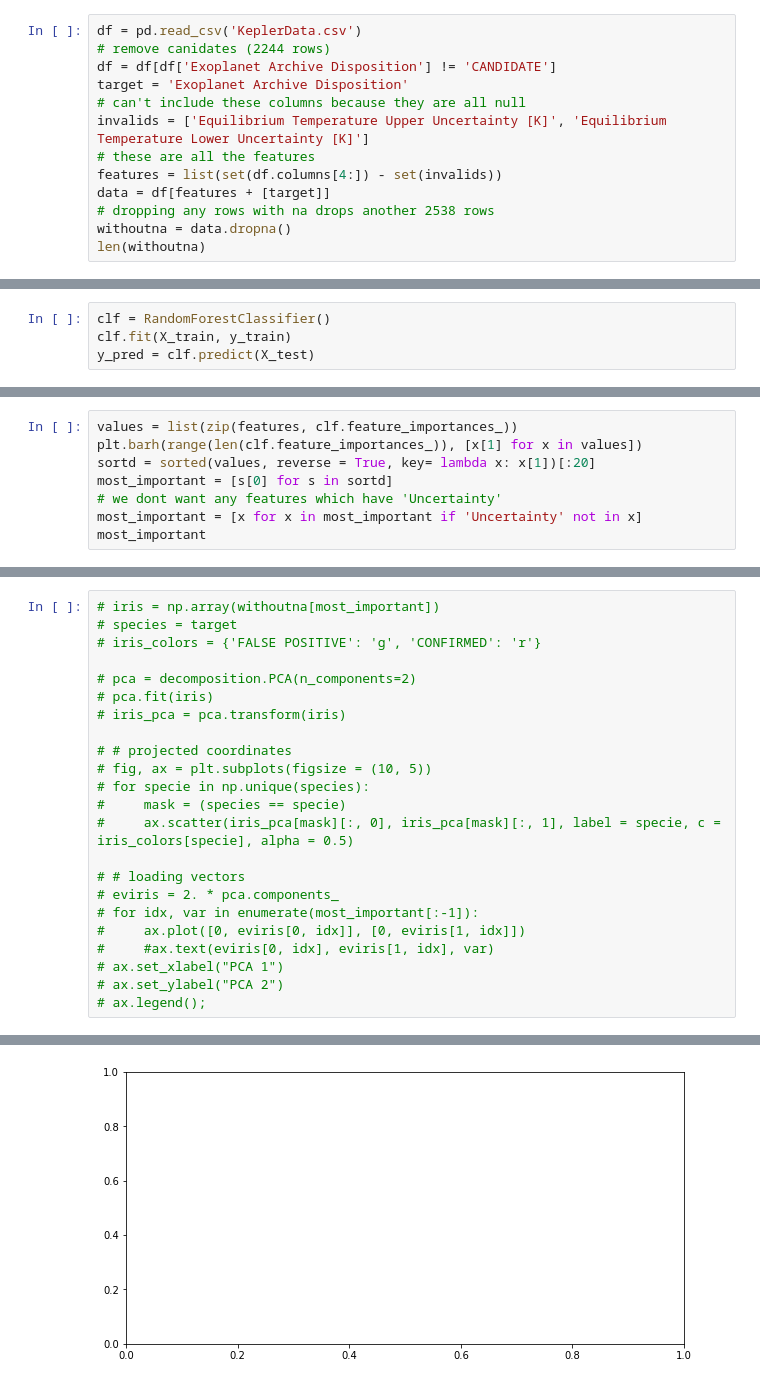
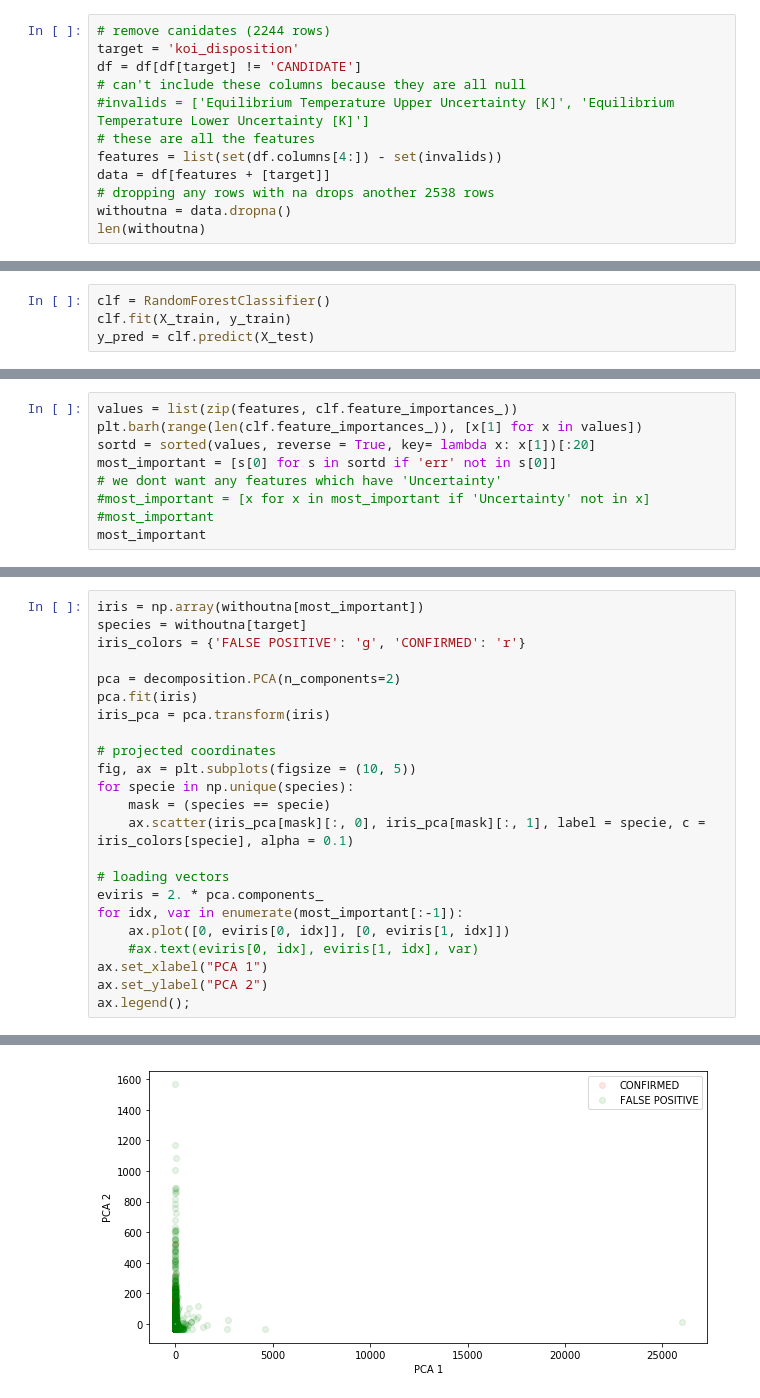
Before and after one commit to josiahcoad/LaSerenaDataScience, a Jupyter notebook: Expermental.ipynb, the cells around one changed output, grey strips where cells are left out. Saved outputs shown, nothing was run; the diff lists cells and outputs as text.

```diff
--- a/Expermental.ipynb
+++ b/Expermental.ipynb
@@ -37,10 +68,9 @@ import pydotplus
 # %%
-df = pd.read_csv('KeplerData.csv')
 # remove canidates (2244 rows)
-df = df[df['Exoplanet Archive Disposition'] != 'CANDIDATE']
-target = 'Exoplanet Archive Disposition'
+target = 'koi_disposition'
+df = df[df[target] != 'CANDIDATE']
 # can't include these columns because they are all null
-invalids = ['Equilibrium Temperature Upper Uncertainty [K]', 'Equilibrium Temperature Lower Uncertainty [K]']
+#invalids = ['Equilibrium Temperature Upper Uncertainty [K]', 'Equilibrium Temperature Lower Uncertainty [K]']
 # these are all the features
 features = list(set(df.columns[4:]) - set(invalids))
 data = df[features + [target]]
@@ -79,8 +111,9 @@ Contamination:           0.010033444816053505
 values = list(zip(features, clf.feature_importances_))
 plt.barh(range(len(clf.feature_importances_)), [x[1] for x in values])
 sortd = sorted(values, reverse = True, key= lambda x: x[1])[:20]
-most_important = [s[0] for s in sortd]
+most_important = [s[0] for s in sortd if 'err' not in s[0]]
 # we dont want any features which have 'Uncertainty'
-most_important = [x for x in most_important if 'Uncertainty' not in x]
+#most_important = [x for x in most_important if 'Uncertainty' not in x]
+#most_important
 most_important
 # %% [output]
@@ -135,24 +168,24 @@ Contamination:           0.006688963210702337
 # %%
-# iris = np.array(withoutna[most_important])
-# species = target
-# iris_colors = {'FALSE POSITIVE': 'g', 'CONFIRMED': 'r'}
+iris = np.array(withoutna[most_important])
+species = withoutna[target]
+iris_colors = {'FALSE POSITIVE': 'g', 'CONFIRMED': 'r'}
 
-# pca = decomposition.PCA(n_components=2)
-# pca.fit(iris)
-# iris_pca = pca.transform(iris)
+pca = decomposition.PCA(n_components=2)
+pca.fit(iris)
+iris_pca = pca.transform(iris)
 
-# # projected coordinates
-# fig, ax = plt.subplots(figsize = (10, 5))
-# for specie in np.unique(species):
-#     mask = (species == specie)
-#     ax.scatter(iris_pca[mask][:, 0], iris_pca[mask][:, 1], label = specie, c = iris_colors[specie], alpha = 0.5)
+# projected coordinates
+fig, ax = plt.subplots(figsize = (10, 5))
+for specie in np.unique(species):
+    mask = (species == specie)
+    ax.scatter(iris_pca[mask][:, 0], iris_pca[mask][:, 1], label = specie, c = iris_colors[specie], alpha = 0.1)
 
-# # loading vectors
-# eviris = 2. * pca.components_
-# for idx, var in enumerate(most_important[:-1]):
-#     ax.plot([0, eviris[0, idx]], [0, eviris[1, idx]])
-#     #ax.text(eviris[0, idx], eviris[1, idx], var)
-# ax.set_xlabel("PCA 1")
-# ax.set_ylabel("PCA 2")
-# ax.legend();
+# loading vectors
+eviris = 2. * pca.components_
+for idx, var in enumerate(most_important[:-1]):
+    ax.plot([0, eviris[0, idx]], [0, eviris[1, idx]])
+    #ax.text(eviris[0, idx], eviris[1, idx], var)
+ax.set_xlabel("PCA 1")
+ax.set_ylabel("PCA 2")
+ax.legend();
 # %% [output]
@@ -160 +192 @@ KeyError: 'Exoplanet Archive Disposition'
-[figure, old version]
+[figure, new version]
```
Also changed, not shown: parts of 12 cells of this notebook, 1 other file.
